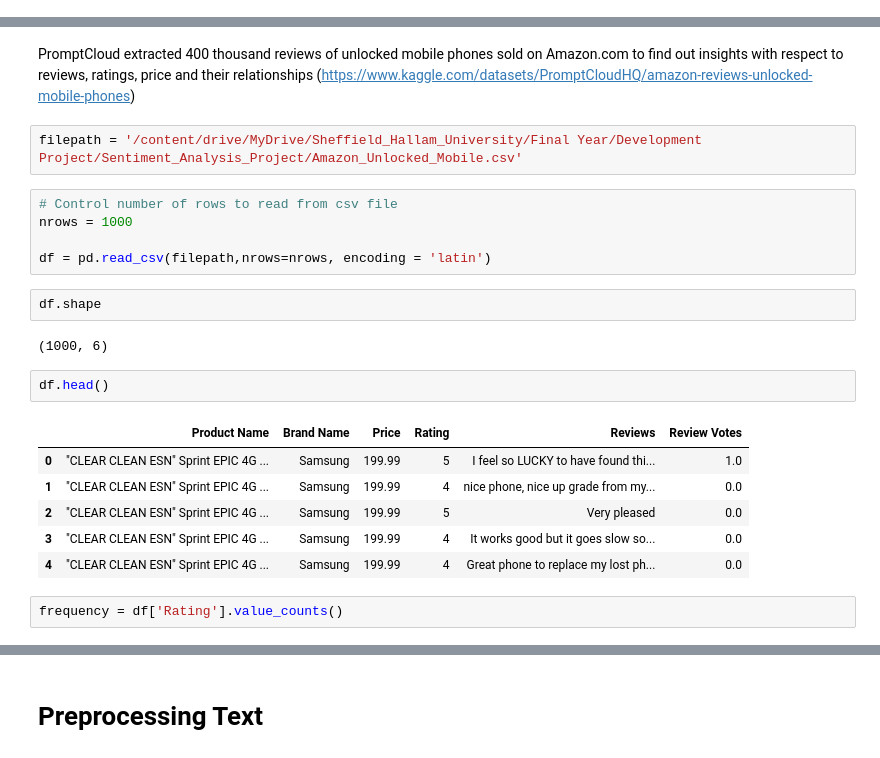
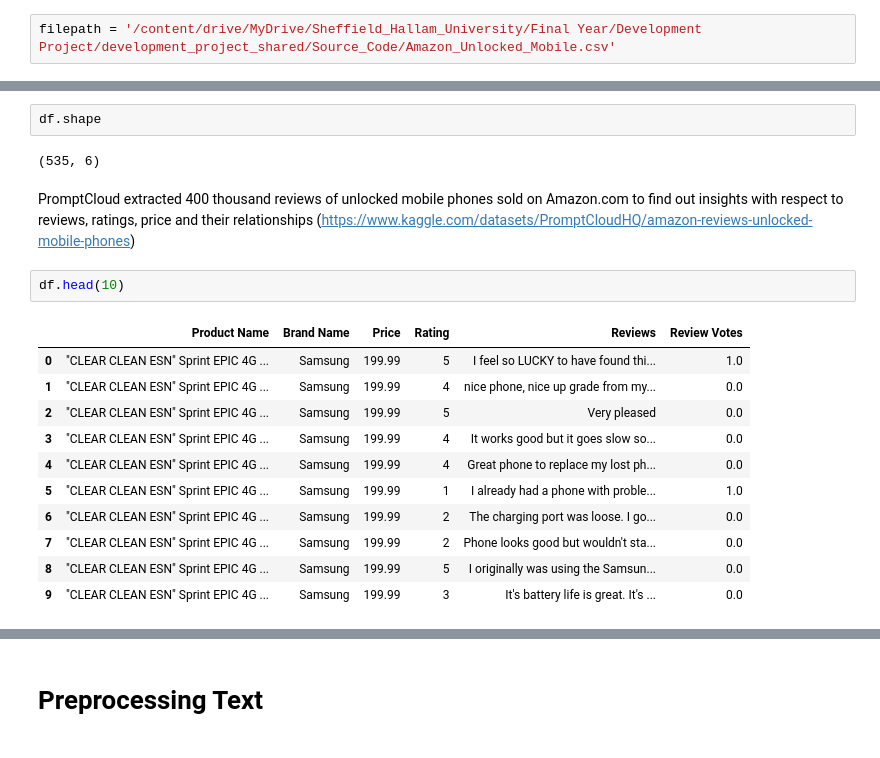
Before and after one commit to KemasRaihan/Hybrid-Neural-Network-Sentiment-Analysis-Of-Phone-Reviews, a Jupyter notebook: Customer_Reviews_Sentiment_Analysis.ipynb, the cells around one changed output, grey strips where cells are left out. Cells and saved outputs as stored; diff of their text form.

```diff
--- a/Customer_Reviews_Sentiment_Analysis.ipynb
+++ b/Customer_Reviews_Sentiment_Analysis.ipynb
@@ -57,0 +94,2 @@ import seaborn as sns
+# %%
+filepath = '/content/drive/MyDrive/Sheffield_Hallam_University/Final Year/Development Project/development_project_shared/Source_Code/Amazon_Unlocked_Mobile.csv'
@@ -60,24 +103,20 @@ import seaborn as sns
+# %%
+df.shape
+# %% [output]
+(535, 6)
 # %% [markdown]
 PromptCloud extracted 400 thousand reviews of unlocked mobile phones sold on Amazon.com to find out insights with respect to reviews, ratings, price and their relationships (https://www.kaggle.com/datasets/PromptCloudHQ/amazon-reviews-unlocked-mobile-phones)
-# %%
-filepath = '/content/drive/MyDrive/Sheffield_Hallam_University/Final Year/Development Project/Sentiment_Analysis_Project/Amazon_Unlocked_Mobile.csv'
-# %%
-# Control number of rows to read from csv file
-nrows = 1000
-
-df = pd.read_csv(filepath,nrows=nrows, encoding = 'latin')
-# %%
-df.shape
-# %% [output]
-(1000, 6)
 # %%
-df.head()
+df.head(10)
 # %% [output]
 |  | Product Name | Brand Name | Price | Rating | Reviews | Review Votes |
 | 0 | "CLEAR CLEAN ESN" Sprint EPIC 4G ... | Samsung | 199.99 | 5 | I feel so LUCKY to have found thi... | 1.0 |
 | 1 | "CLEAR CLEAN ESN" Sprint EPIC 4G ... | Samsung | 199.99 | 4 | nice phone, nice up grade from my... | 0.0 |
 | 2 | "CLEAR CLEAN ESN" Sprint EPIC 4G ... | Samsung | 199.99 | 5 | Very pleased | 0.0 |
 | 3 | "CLEAR CLEAN ESN" Sprint EPIC 4G ... | Samsung | 199.99 | 4 | It works good but it goes slow so... | 0.0 |
 | 4 | "CLEAR CLEAN ESN" Sprint EPIC 4G ... | Samsung | 199.99 | 4 | Great phone to replace my lost ph... | 0.0 |
+| 5 | "CLEAR CLEAN ESN" Sprint EPIC 4G ... | Samsung | 199.99 | 1 | I already had a phone with proble... | 1.0 |
+| 6 | "CLEAR CLEAN ESN" Sprint EPIC 4G ... | Samsung | 199.99 | 2 | The charging port was loose. I go... | 0.0 |
+| 7 | "CLEAR CLEAN ESN" Sprint EPIC 4G ... | Samsung | 199.99 | 2 | Phone looks good but wouldn't sta... | 0.0 |
+| 8 | "CLEAR CLEAN ESN" Sprint EPIC 4G ... | Samsung | 199.99 | 5 | I originally was using the Samsun... | 0.0 |
+| 9 | "CLEAR CLEAN ESN" Sprint EPIC 4G ... | Samsung | 199.99 | 3 | It's battery life is great. It's ... | 0.0 |
-# %%
-frequency = df['Rating'].value_counts()
```
Also changed, not shown: parts of 109 cells of this notebook.
